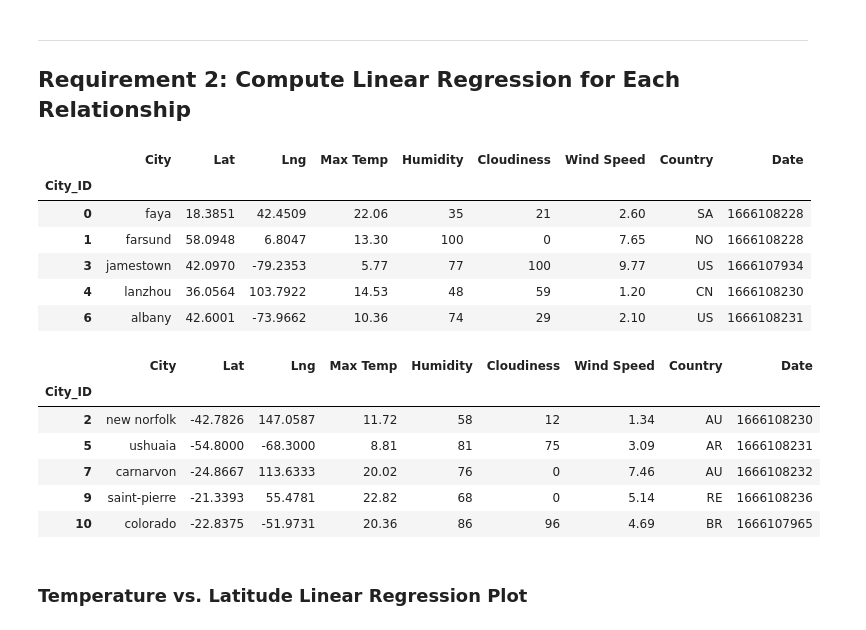
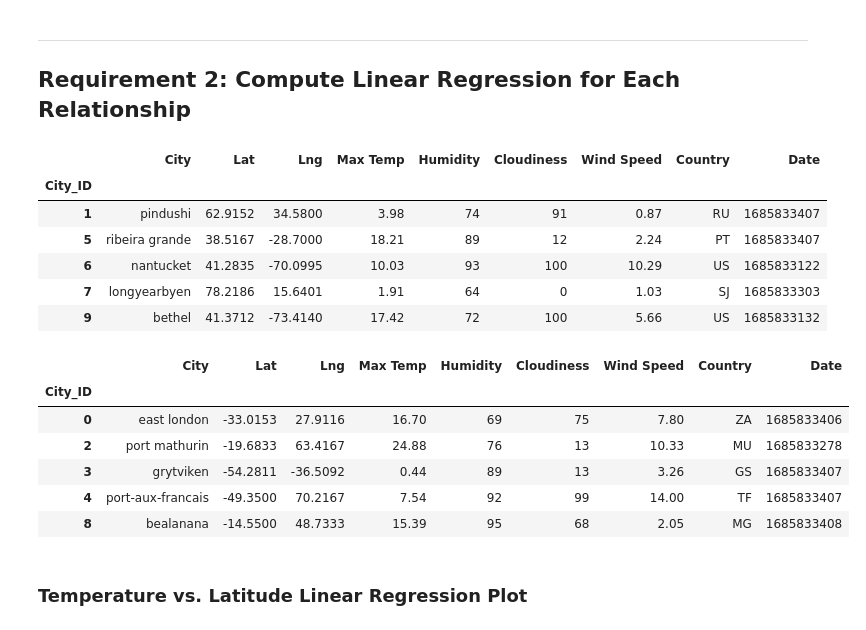
Before and after one commit to VickyL86/Python_API_Challenge_VL, a Jupyter notebook: Starter Code API/WeatherPy.ipynb, the cells around one changed output. Saved outputs shown, nothing was run; the diff lists cells and outputs as text; code cells hidden in the pictures.

```diff
--- a/Starter Code API/WeatherPy.ipynb
+++ b/Starter Code API/WeatherPy.ipynb
@@ -280,30 +310,30 @@ plt.show()
 # %%
 # Create a DataFrame with the Northern Hemisphere data (Latitude >= 0)
-# YOUR CODE HERE
+northern_hemi_df = city_data_df.loc[(city_data_df["Lat"] >= 0)]
 
 # Display sample data
 northern_hemi_df.head()
 # %% [output]
 |  | City | Lat | Lng | Max Temp | Humidity | Cloudiness | Wind Speed | Country | Date |
 | City_ID |  |  |  |  |  |  |  |  |  |
-| 0 | faya | 18.3851 | 42.4509 | 22.06 | 35 | 21 | 2.60 | SA | 1666108228 |
-| 1 | farsund | 58.0948 | 6.8047 | 13.30 | 100 | 0 | 7.65 | NO | 1666108228 |
-| 3 | jamestown | 42.0970 | -79.2353 | 5.77 | 77 | 100 | 9.77 | US | 1666107934 |
-| 4 | lanzhou | 36.0564 | 103.7922 | 14.53 | 48 | 59 | 1.20 | CN | 1666108230 |
-| 6 | albany | 42.6001 | -73.9662 | 10.36 | 74 | 29 | 2.10 | US | 1666108231 |
+| 1 | pindushi | 62.9152 | 34.5800 | 3.98 | 74 | 91 | 0.87 | RU | 1685833407 |
+| 5 | ribeira grande | 38.5167 | -28.7000 | 18.21 | 89 | 12 | 2.24 | PT | 1685833407 |
+| 6 | nantucket | 41.2835 | -70.0995 | 10.03 | 93 | 100 | 10.29 | US | 1685833122 |
+| 7 | longyearbyen | 78.2186 | 15.6401 | 1.91 | 64 | 0 | 1.03 | SJ | 1685833303 |
+| 9 | bethel | 41.3712 | -73.4140 | 17.42 | 72 | 100 | 5.66 | US | 1685833132 |
 # %%
 # Create a DataFrame with the Southern Hemisphere data (Latitude < 0)
-# YOUR CODE HERE
+southern_hemi_df = city_data_df.loc[(city_data_df["Lat"] < 0)]
 
 # Display sample data
 southern_hemi_df.head()
 # %% [output]
 |  | City | Lat | Lng | Max Temp | Humidity | Cloudiness | Wind Speed | Country | Date |
 | City_ID |  |  |  |  |  |  |  |  |  |
-| 2 | new norfolk | -42.7826 | 147.0587 | 11.72 | 58 | 12 | 1.34 | AU | 1666108230 |
-| 5 | ushuaia | -54.8000 | -68.3000 | 8.81 | 81 | 75 | 3.09 | AR | 1666108231 |
-| 7 | carnarvon | -24.8667 | 113.6333 | 20.02 | 76 | 0 | 7.46 | AU | 1666108232 |
-| 9 | saint-pierre | -21.3393 | 55.4781 | 22.82 | 68 | 0 | 5.14 | RE | 1666108236 |
-| 10 | colorado | -22.8375 | -51.9731 | 20.36 | 86 | 96 | 4.69 | BR | 1666107965 |
+| 0 | east london | -33.0153 | 27.9116 | 16.70 | 69 | 75 | 7.80 | ZA | 1685833406 |
+| 2 | port mathurin | -19.6833 | 63.4167 | 24.88 | 76 | 13 | 10.33 | MU | 1685833278 |
+| 3 | grytviken | -54.2811 | -36.5092 | 0.44 | 89 | 13 | 3.26 | GS | 1685833407 |
+| 4 | port-aux-francais | -49.3500 | 70.2167 | 7.54 | 92 | 99 | 14.00 | TF | 1685833407 |
+| 8 | bealanana | -14.5500 | 48.7333 | 15.39 | 95 | 68 | 2.05 | MG | 1685833408 |
 # %% [markdown]
 ###  Temperature vs. Latitude Linear Regression Plot
```
Also changed, not shown: parts of 27 cells of this notebook.
